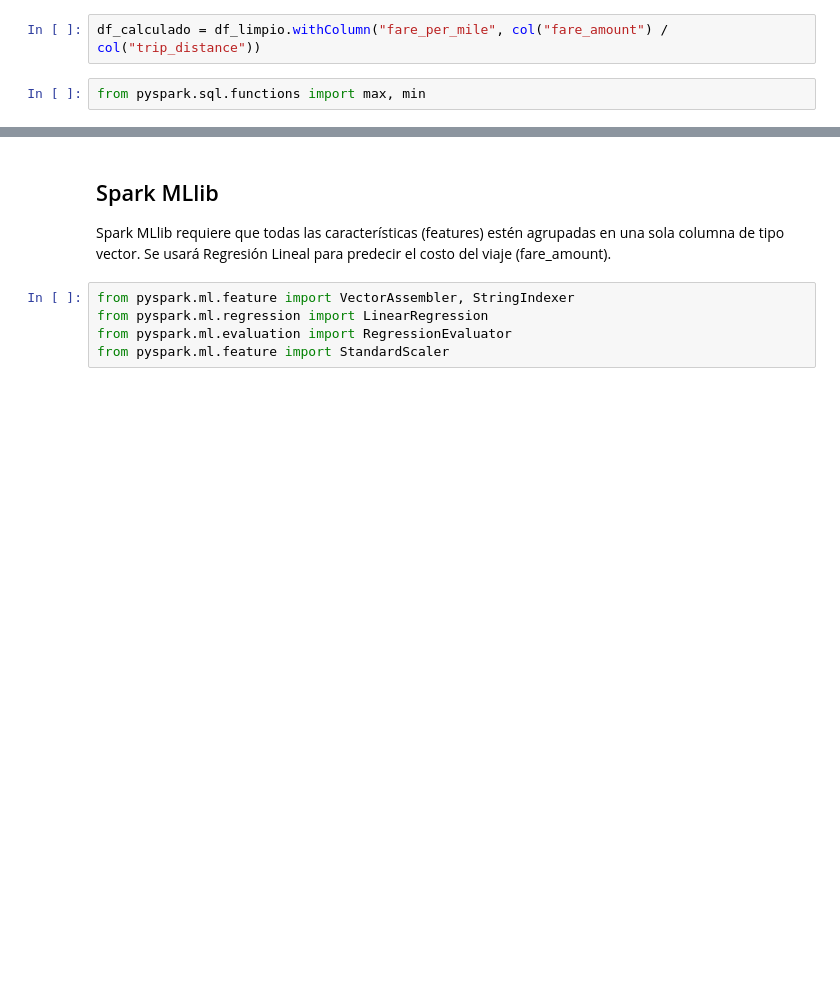
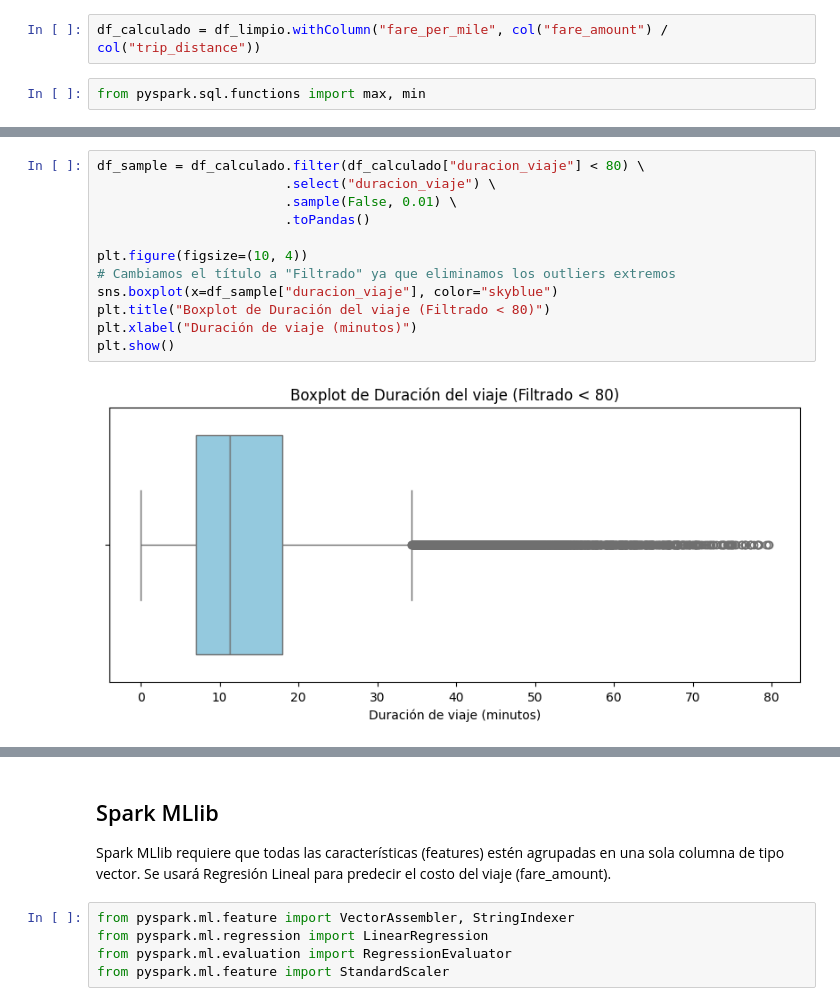
Before and after one commit to GemaGuerraV/DatosMasivos, a Jupyter notebook: notebooks/Tarea4_5_DM.ipynb, the cells around one changed output, grey strips where cells are left out. Drawn from its saved outputs; the diff is of its cells as text; blank space fills up the shorter version.

```diff
--- a/notebooks/Tarea4_5_DM.ipynb
+++ b/notebooks/Tarea4_5_DM.ipynb
@@ -64,0 +140,14 @@ only showing top 3 rows
+# %%
+df_sample = df_calculado.filter(df_calculado["duracion_viaje"] < 80) \
+                        .select("duracion_viaje") \
+                        .sample(False, 0.01) \
+                        .toPandas()
+
+plt.figure(figsize=(10, 4))
+# Cambiamos el título a "Filtrado" ya que eliminamos los outliers extremos
+sns.boxplot(x=df_sample["duracion_viaje"], color="skyblue")
+plt.title("Boxplot de Duración del viaje (Filtrado < 80)")
+plt.xlabel("Duración de viaje (minutos)")
+plt.show()
+# %% [output]
+[figure, added]
```
Also changed, not shown: parts of 26 cells of this notebook.
